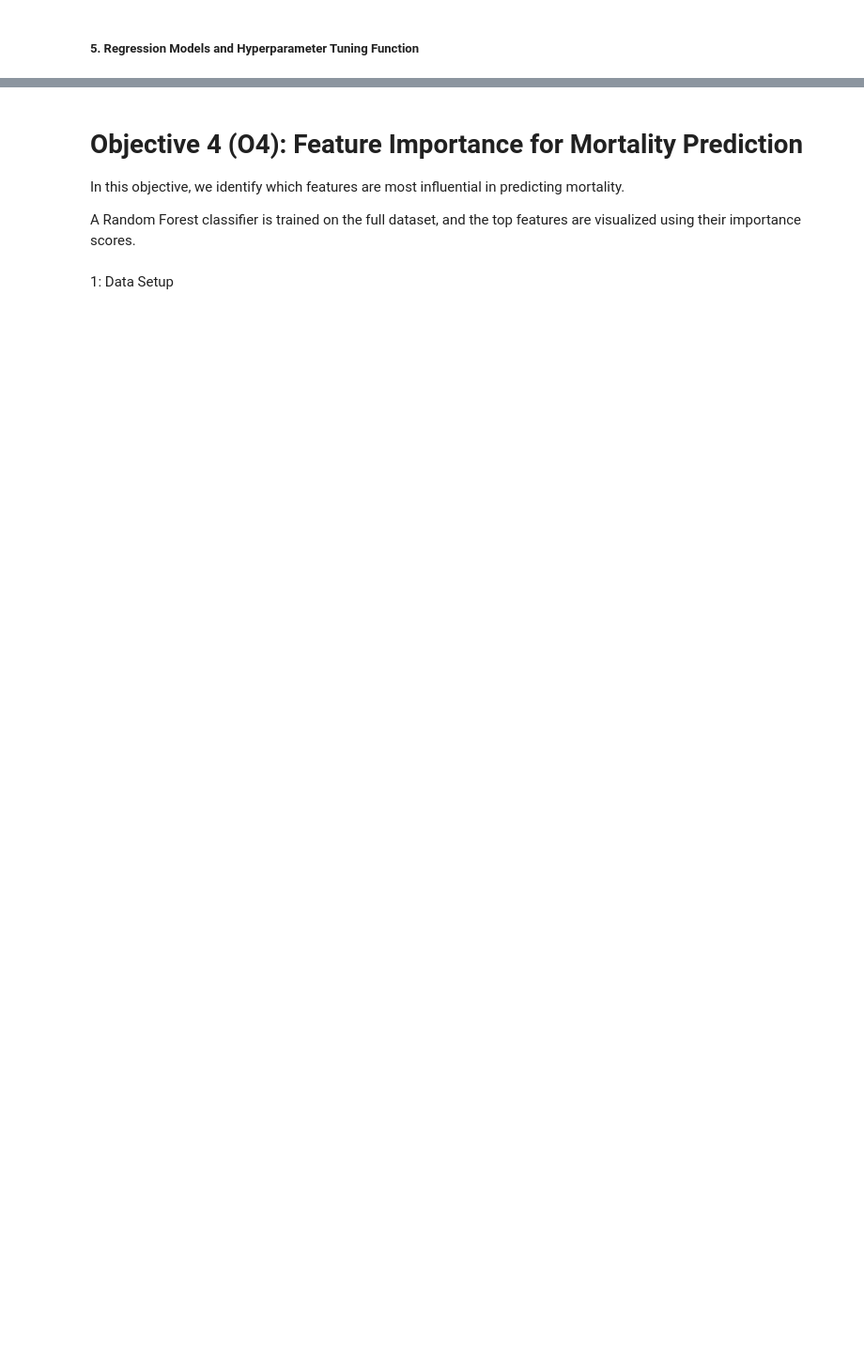
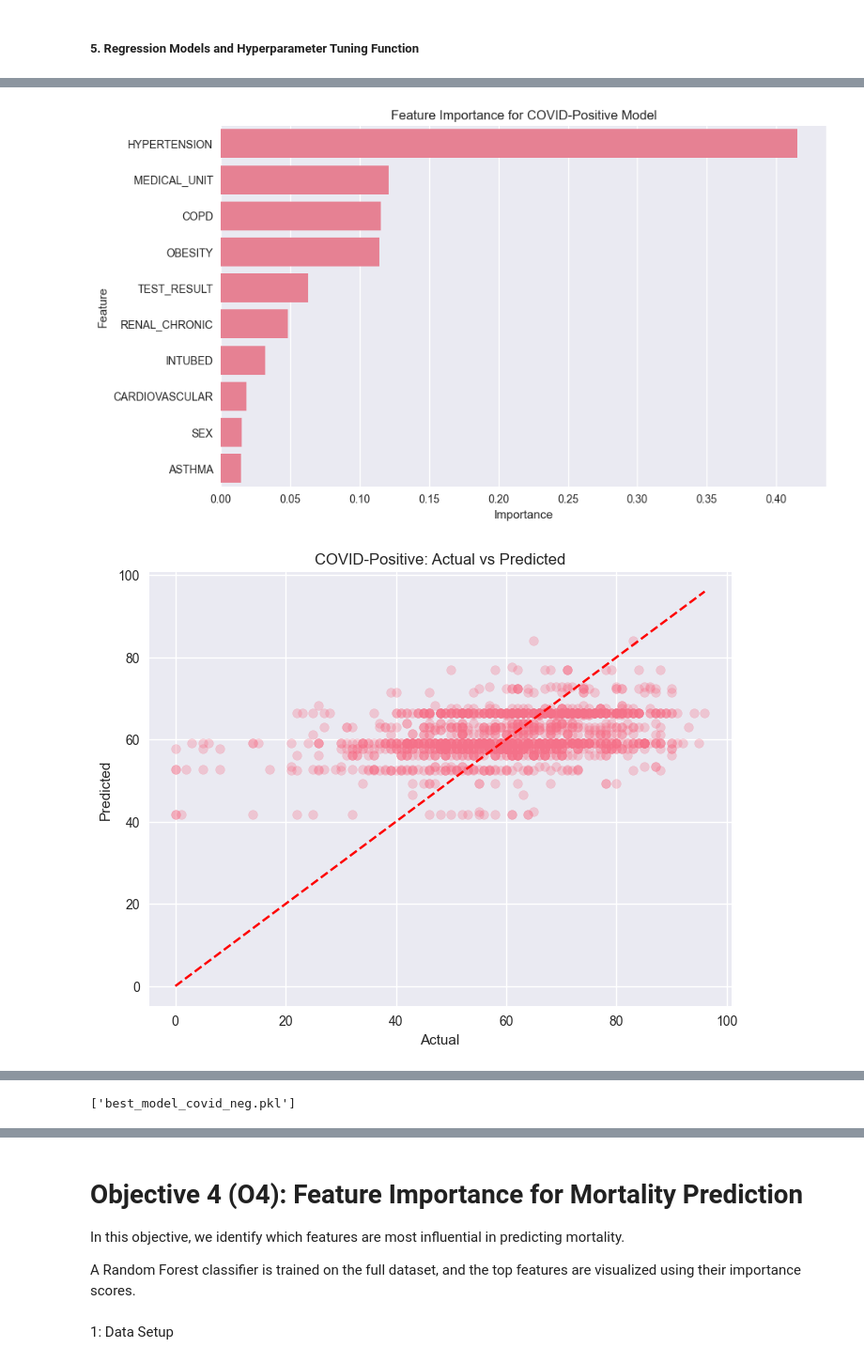
Before and after one commit to TORebelo/EC_proj, a Jupyter notebook: proj.ipynb, the cells around one changed output, grey strips where cells are left out. Shown at 94% size. Saved outputs shown, nothing was run; the diff lists cells and outputs as text; code cells hidden in the pictures; blank space fills up the shorter version.

```diff
--- a/proj.ipynb
+++ b/proj.ipynb
@@ -669,10 +550,16 @@ preprocessor_age = ColumnTransformer([
 Let's test three different approaches
 # %%
 # Define models to evaluate
+
+from sklearn.linear_model import Lasso
+
+
 models_age = [
     ('Linear Regression', LinearRegression()),
     ('Random Forest', RandomForestRegressor(random_state=42)),
-    ('Support Vector Regression', SVR())
+    #('Support Vector Regression', SVR())
+    ##Lasso Regression, Ridge Regression, ElasticNet
+    ('Lasso Regression', Lasso()),
 ]
 
 # Evaluate each model
@@ -829,7 +712,12 @@ print(f"Deceased COVID-positive patients: {deceased_covid_pos.shape[0]}")
 print(f"Deceased COVID-negative patients: {deceased_covid_neg.shape[0]}")
 
 # Define features (same as O2)
-features_for_age_prediction = [col for col in deceased.columns if col not in ['AGE', 'DEAD']]
+features_for_age_prediction = [col for col in deceased.columns if col not in ['AGE', 'DIED']]
+# Remove string features that can't be encoded directly (e.g., dates)
+non_numeric_cols = deceased[features_for_age_prediction].select_dtypes(include='object').columns
+print(f"Excluding non-numeric columns: {list(non_numeric_cols)}")
+
+features_for_age_prediction = [col for col in features_for_age_prediction if col not in non_numeric_cols]
 # %% [markdown]
 #### 2. Implementation Steps
 For COVID-positive deceased:
@@ -1030,0 +879,62 @@ R-squared: 0.12
+# %%
+
+# === Select Best Models from O3 ===
+best_model_pos = min(o3_results['covid_pos'], key=lambda x: x['rmse'])
+best_model_neg = min(o3_results['covid_neg'], key=lambda x: x['rmse'])
+
+model_pos = best_model_pos['best_model']
+model_neg = best_model_neg['best_model']
+
+# Use the test sets already defined in the notebook
+# X_test_pos, y_test_pos, X_test_neg, y_test_neg are available
+
+# === Evaluation Function ===
+def evaluate_model(model, X_test, y_test, label, feature_names):
+    y_pred = model.predict(X_test)
+    mae = mean_absolute_error(y_test, y_pred)
+    rmse = np.sqrt(mean_squared_error(y_test, y_pred))
+    r2 = r2_score(y_test, y_pred)
+
+    print(f"\n=== Best Model for {label} ===")
+    print(f"MAE: {mae:.2f}")
+    print(f"RMSE: {rmse:.2f}")
+    print(f"R²: {r2:.2f}")
+
+    # Feature Importance
+    if hasattr(model.named_steps['regressor'], 'feature_importances_'):
+        importances = model.named_steps['regressor'].feature_importances_
+        importance_df = pd.DataFrame({
+            'Feature': feature_names,
+            'Importance': importances
+        }).sort_values('Importance', ascending=False)
+
+        print(f"\nTop Features for {label}:")
+        display(importance_df.head(5))
+
+        plt.figure(figsize=(10, 6))
+        sns.barplot(x='Importance', y='Feature', data=importance_df.head(10))
+        plt.title(f'Feature Importance for {label} Model')
+        plt.show()
+
+    # Prediction Plot
+    plt.figure(figsize=(8, 6))
+    plt.scatter(y_test, y_pred, alpha=0.3)
+    plt.plot([y_test.min(), y_test.max()], [y_test.min(), y_test.max()], 'r--')
+    plt.xlabel('Actual')
+    plt.ylabel('Predicted')
+    plt.title(f'{label}: Actual vs Predicted')
+    plt.show()
+
+    return model, importance_df if 'importance_df' in locals() else None
+
+# Use the correct feature names list
+feature_names_used = categorical_features_reg
+
+# === Evaluate and Show Plots ===
+model_pos, importance_df_pos = evaluate_model(model_pos, X_test_pos, y_test_pos, "COVID-Positive", feature_names_used)
+model_neg, importance_df_neg = evaluate_model(model_neg, X_test_neg, y_test_neg, "COVID-Negative", feature_names_used)
+
+# === Save Best Models ===
+joblib.dump(model_pos, 'best_model_covid_pos.pkl')
+joblib.dump(model_neg, 'best_model_covid_neg.pkl')
+# %% [output]
@@ -1030,0 +953,2 @@ R-squared: 0.12
+[figure, added]
+[figure, added]
@@ -1031,3 +969,4 @@ R-squared: 0.12
+['best_model_covid_neg.pkl']
 # %% [markdown]
 #### Interpretation
 
```
Also changed, not shown: parts of 25 cells of this notebook, 2 other files.
